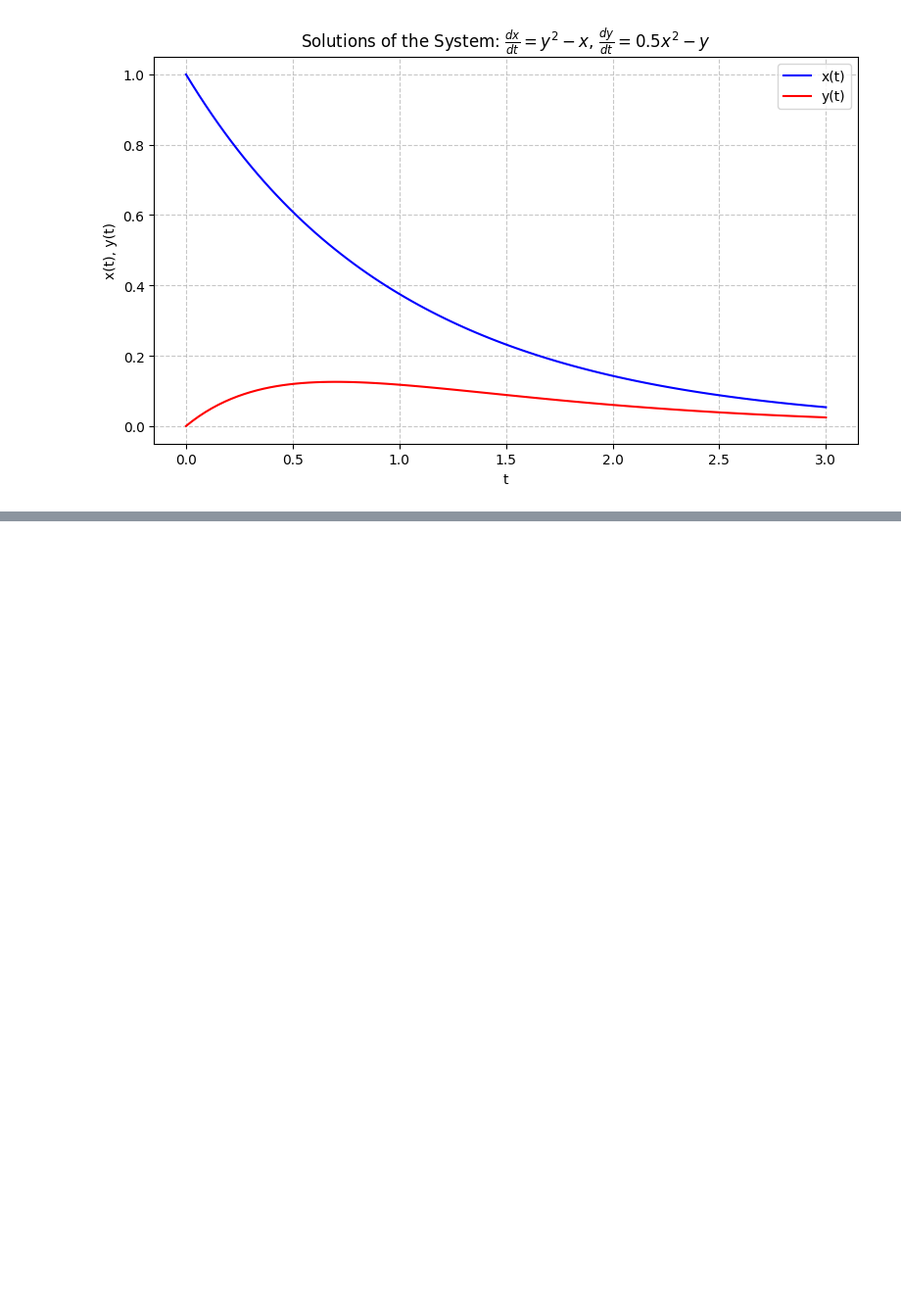
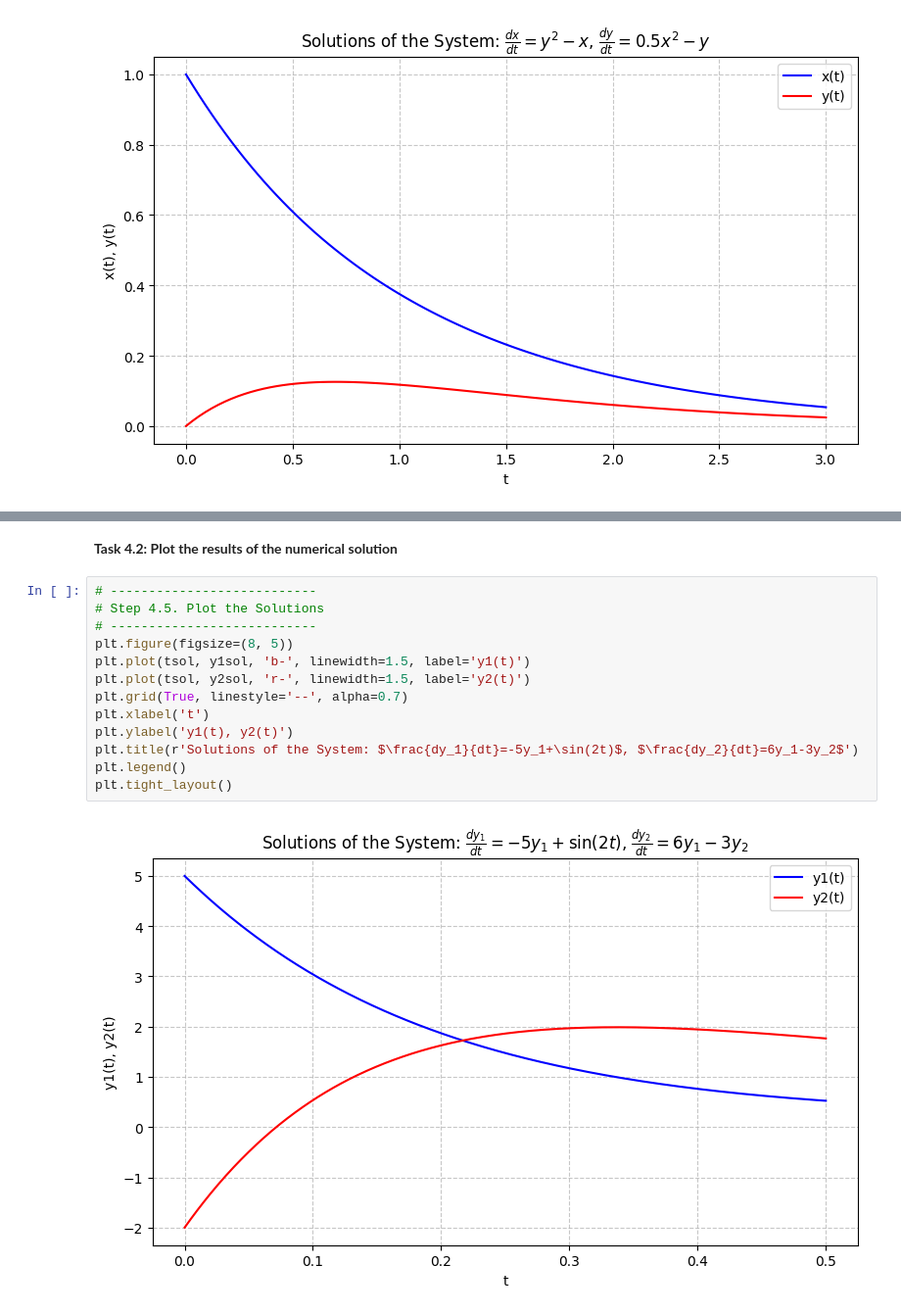
Before and after one commit to CUHKMathModel/Python, a Jupyter notebook: May_16_HSMMC_Analytic_and_Numerical_Solutions_of_DE_solution.ipynb, the cells around one changed output, grey strips where cells are left out. Shown at 98% size. Saved outputs shown, nothing was run; the diff lists cells and outputs as text; blank space fills up the shorter version.

```diff
--- a/May_16_HSMMC_Analytic_and_Numerical_Solutions_of_DE_solution.ipynb
+++ b/May_16_HSMMC_Analytic_and_Numerical_Solutions_of_DE_solution.ipynb
@@ -560,0 +685,17 @@ plt.tight_layout()
+# %% [markdown]
+**Task 4.2: Plot the results of the numerical solution**
+# %%
+# ---------------------------
+# Step 4.5. Plot the Solutions
+# ---------------------------
+plt.figure(figsize=(8, 5))
+plt.plot(tsol, y1sol, 'b-', linewidth=1.5, label='y1(t)')
+plt.plot(tsol, y2sol, 'r-', linewidth=1.5, label='y2(t)')
+plt.grid(True, linestyle='--', alpha=0.7)
+plt.xlabel('t')
+plt.ylabel('y1(t), y2(t)')
+plt.title(r'Solutions of the System: $\frac{dy_1}{dt}=-5y_1+\sin(2t)$, $\frac{dy_2}{dt}=6y_1-3y_2$')
+plt.legend()
+plt.tight_layout()
+# %% [output]
+[figure, added]
```
Also changed, not shown: parts of 19 cells of this notebook, 1 other file.
